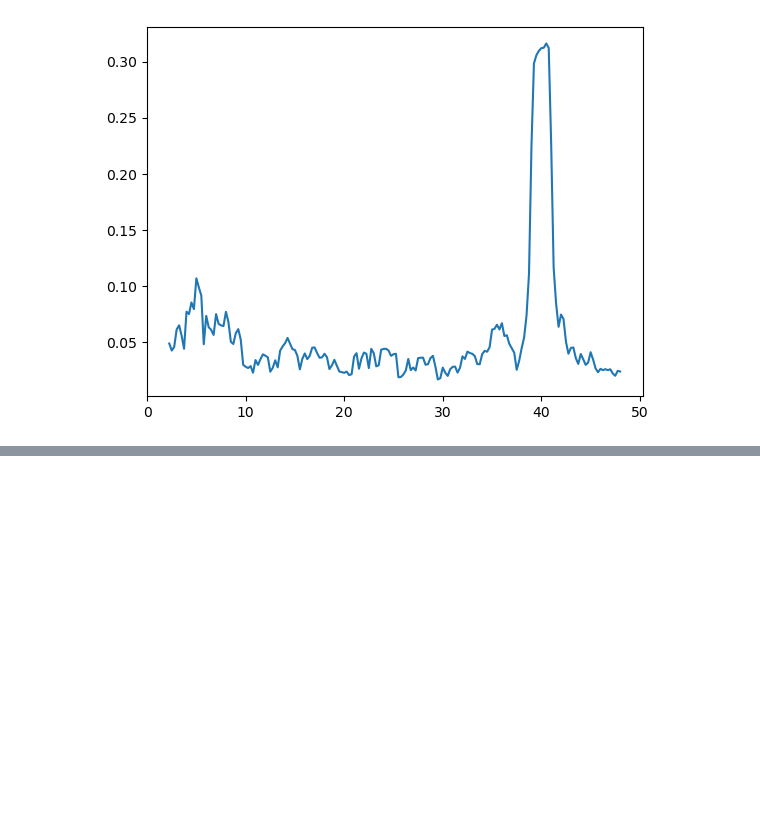
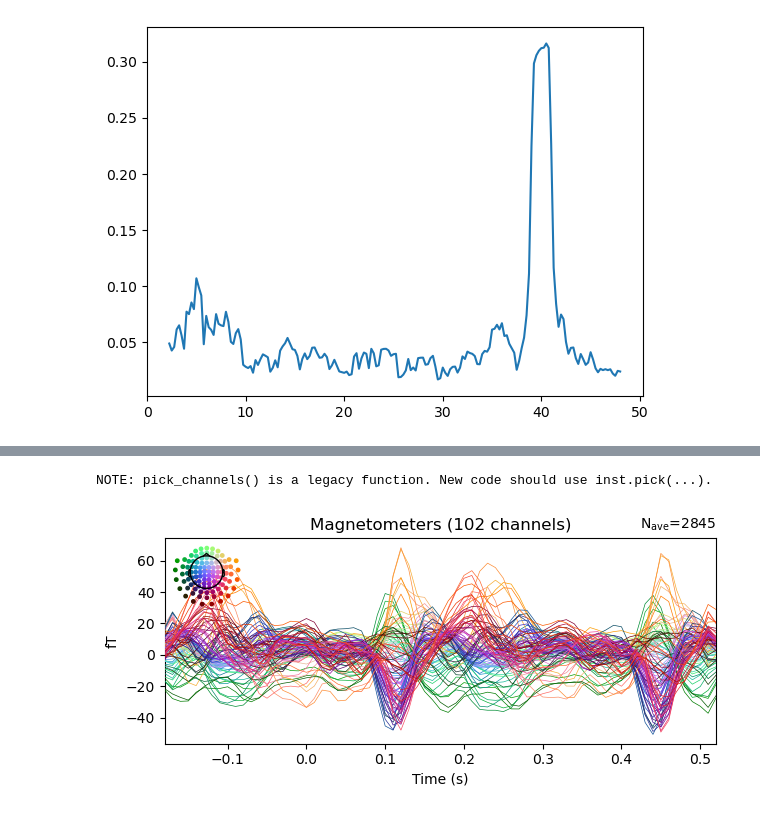
Before and after one commit to nathanweisz/methcogneurocode, a Jupyter notebook: Lecture5.ipynb, the cells around one changed output, grey strips where cells are left out. Cells and saved outputs as stored; diff of their text form; code cells hidden in the pictures; blank space fills up the shorter version.

```diff
--- a/Lecture5.ipynb
+++ b/Lecture5.ipynb
@@ -252,0 +288,6 @@ KeyboardInterrupt:
+# %%
+evoked3Hz = epochs3Hz.copy().average()
+evoked3Hz.plot();
+# %% [output]
+NOTE: pick_channels() is a legacy function. New code should use inst.pick(...).
+[figure, added]
```
Also changed, not shown: parts of 13 cells of this notebook.
